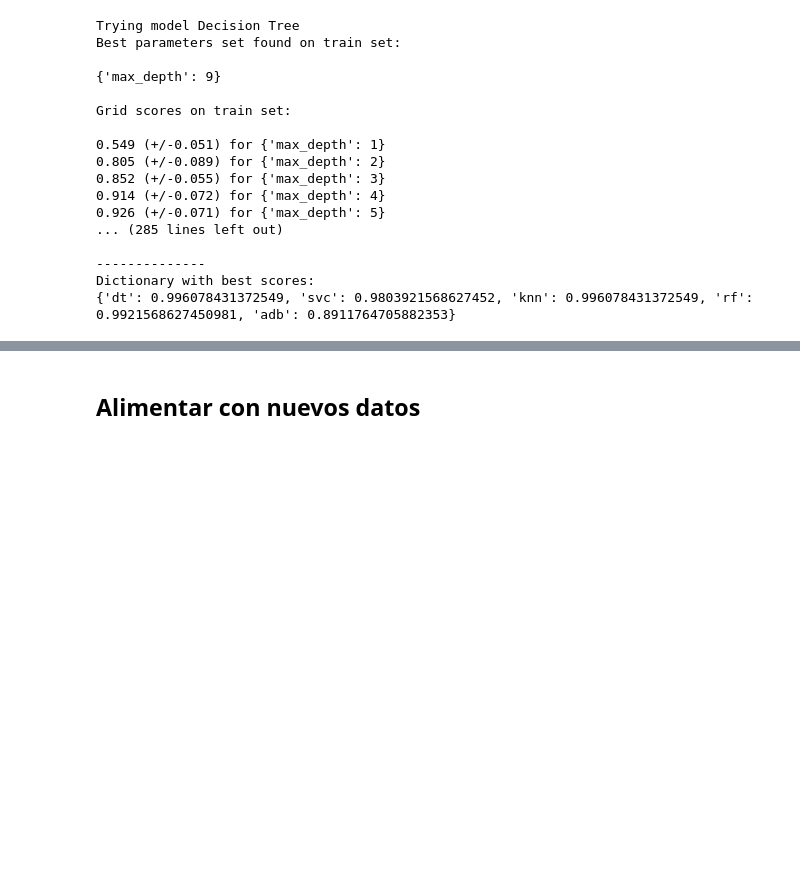
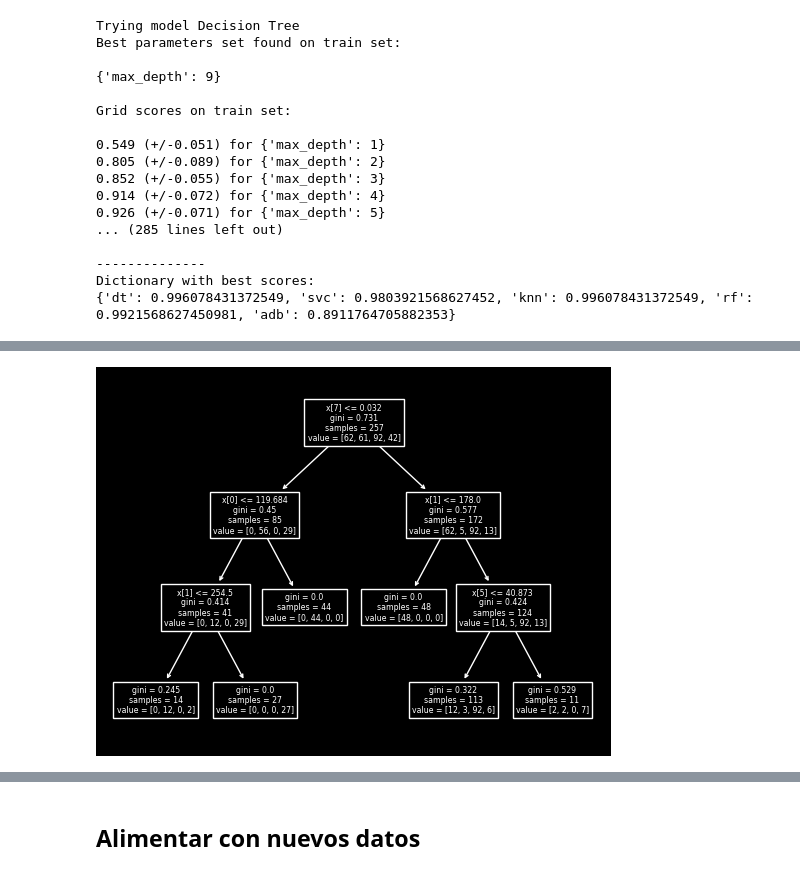
Before and after one commit to milalangone/kidney_segmentation, a Jupyter notebook: TP_PIB_LangoneRondinellaSimoncelliTerrazas.ipynb, the cells around one changed output, grey strips where cells are left out. Drawn from its saved outputs; the diff is of its cells as text; code cells hidden in the pictures; blank space fills up the shorter version.

```diff
--- a/TP_PIB_LangoneRondinellaSimoncelliTerrazas.ipynb
+++ b/TP_PIB_LangoneRondinellaSimoncelliTerrazas.ipynb
@@ -636,3 +632,10 @@ weighted avg       0.92      0.91      0.91       111
+# %%
+from sklearn import tree
+
+tree.plot_tree(dt)
+plt.show()
+# %% [output]
+[figure, added]
 # %%
 titles_options = [
     ("Confusion matrix, without normalization", None),
```
Also changed, not shown: parts of 8 cells of this notebook.
